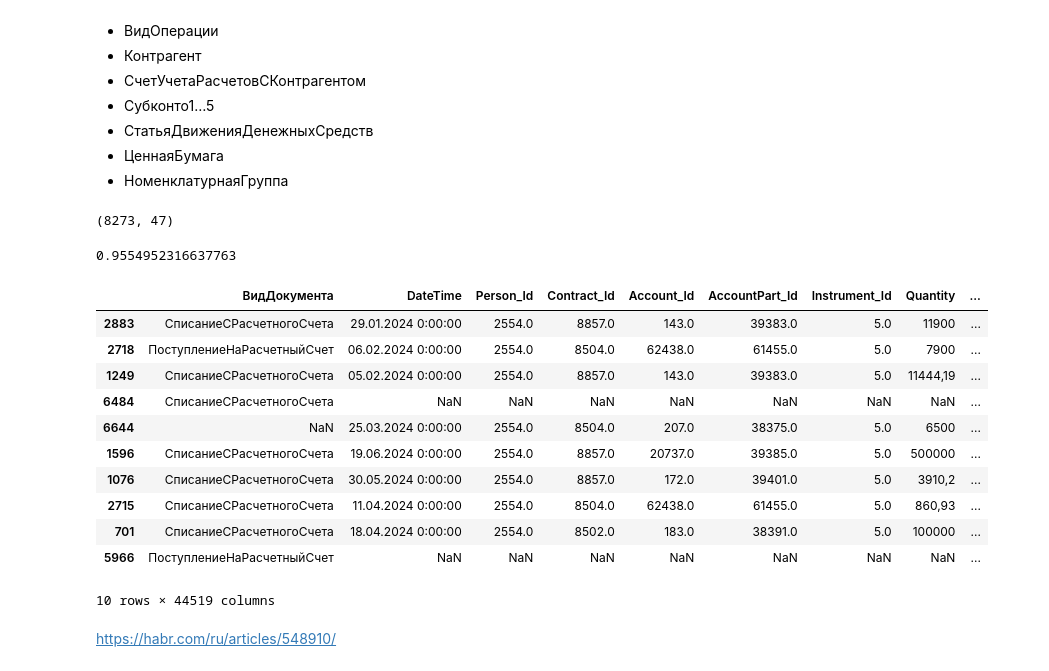
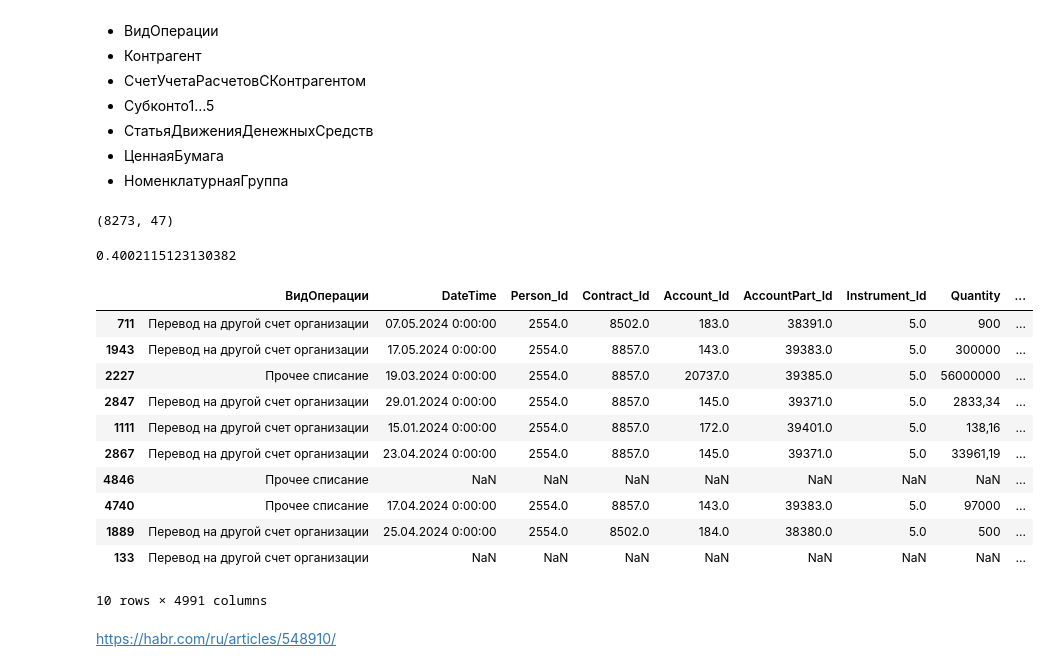
Before and after one commit to BlackStoneShadow/Python, a Jupyter notebook: Diplom/model.ipynb, the cells around one changed output. Drawn from its saved outputs; the diff is of its cells as text; code cells hidden in the pictures.

```diff
--- a/Diplom/model.ipynb
+++ b/Diplom/model.ipynb
@@ -67,12 +68,6 @@ memory usage: 5.5+ MB
 * СтатьяДвиженияДенежныхСредств
 * ЦеннаяБумага
 * НоменклатурнаяГруппа
-# %%
-data = df[~df["ВидДокумента"].isna()]
-# %%
-data.shape
-# %% [output]
-(8273, 47)
 # %%
 def data_vectorizer(data, column, vectorizer=None):
     if vectorizer is None:
@@ -92,46 +87,58 @@ def train_model(data, features, target):
     model.fit(X, y)
 
     return model
+# %%
+data = df[~df["ВидОперации"].isna()]
+# %%
+data.shape
+# %% [output]
+(8273, 47)
 # %%
 # выполним label-encoding
 encoder = LabelEncoder().fit(data['ВидДокумента'])
 data['ВидДокументаEnc'] = encoder.transform(data['ВидДокумента'])
+encoder = LabelEncoder().fit(data['ВидОперации'])
+data['ВидОперацииEnc'] = encoder.transform(data['ВидОперации'])
+
 data_vectorize, vectorizer = data_vectorizer(data=data, column='Comments')
 data = pd.concat([data, data_vectorize], axis=1)
-data = data.fillna(data['ExternalAccount'].mode()[0])
-data['ExternalAccountEnc'] = LabelEncoder().fit_transform(data['ExternalAccount'])
+
+#data = data.fillna(data['ExternalAccount'].mode()[0])
+#data['ExternalAccountEnc'] = LabelEncoder().fit_transform(data['ExternalAccount'])
+
 # делим набор для начала активного обучения
 train_data, valid_data = train_test_split(data, train_size=0.2, random_state=42)
 columns = list(data_vectorize.columns)
 columns.append('Person_Id')
 columns.append('Contract_Id')
 columns.append('Account_Id')
 columns.append('AccountPart_Id')
-#columns.append('ExternalAccountEnc')
+columns.append('ВидДокументаEnc')
 # обучение модели
-model = train_model(train_data, columns, 'ВидДокументаEnc')
+model = train_model(train_data, columns, 'ВидОперацииEnc')
 # формируем итоговый набор с предсказанными классами
 X = valid_data[columns]
 y_predicted = model.predict(X)
-auc = roc_auc_score(valid_data['ВидДокументаEnc'], y_predicted)
-print(auc)
+#auc = roc_auc_score(valid_data['ВидОперацииEnc'], y_predicted, average='micro')
+f1 = f1_score(valid_data['ВидОперацииEnc'], y_predicted, average='micro')
+print(f1)
 # результат
-df = pd.concat([pd.DataFrame(encoder.inverse_transform(y_predicted), columns=['ВидДокумента']), valid_data], axis=1)
+df = pd.concat([pd.DataFrame(encoder.inverse_transform(y_predicted), columns=['ВидОперации']), valid_data], axis=1)
 df.sample(10)
 # %% [output]
-0.9554952316637763
+0.4002115123130382
-|  | ВидДокумента | DateTime | Person_Id | Contract_Id | Account_Id | AccountPart_Id | Instrument_Id | Quantity | ... |
-| 2883 | СписаниеСРасчетногоСчета | 29.01.2024 0:00:00 | 2554.0 | 8857.0 | 143.0 | 39383.0 | 5.0 | 11900 | ... |
-| 2718 | ПоступлениеНаРасчетныйСчет | 06.02.2024 0:00:00 | 2554.0 | 8504.0 | 62438.0 | 61455.0 | 5.0 | 7900 | ... |
-| 1249 | СписаниеСРасчетногоСчета | 05.02.2024 0:00:00 | 2554.0 | 8857.0 | 143.0 | 39383.0 | 5.0 | 11444,19 | ... |
-| 6484 | СписаниеСРасчетногоСчета | NaN | NaN | NaN | NaN | NaN | NaN | NaN | ... |
-| 6644 | NaN | 25.03.2024 0:00:00 | 2554.0 | 8504.0 | 207.0 | 38375.0 | 5.0 | 6500 | ... |
-| 1596 | СписаниеСРасчетногоСчета | 19.06.2024 0:00:00 | 2554.0 | 8857.0 | 20737.0 | 39385.0 | 5.0 | 500000 | ... |
-| 1076 | СписаниеСРасчетногоСчета | 30.05.2024 0:00:00 | 2554.0 | 8857.0 | 172.0 | 39401.0 | 5.0 | 3910,2 | ... |
-| 2715 | СписаниеСРасчетногоСчета | 11.04.2024 0:00:00 | 2554.0 | 8504.0 | 62438.0 | 61455.0 | 5.0 | 860,93 | ... |
-| 701 | СписаниеСРасчетногоСчета | 18.04.2024 0:00:00 | 2554.0 | 8502.0 | 183.0 | 38391.0 | 5.0 | 100000 | ... |
-| 5966 | ПоступлениеНаРасчетныйСчет | NaN | NaN | NaN | NaN | NaN | NaN | NaN | ... |
+|  | ВидОперации | DateTime | Person_Id | Contract_Id | Account_Id | AccountPart_Id | Instrument_Id | Quantity | ... |
+| 711 | Перевод на другой счет организации | 07.05.2024 0:00:00 | 2554.0 | 8502.0 | 183.0 | 38391.0 | 5.0 | 900 | ... |
+| 1943 | Перевод на другой счет организации | 17.05.2024 0:00:00 | 2554.0 | 8857.0 | 143.0 | 39383.0 | 5.0 | 300000 | ... |
+| 2227 | Прочее списание | 19.03.2024 0:00:00 | 2554.0 | 8857.0 | 20737.0 | 39385.0 | 5.0 | 56000000 | ... |
+| 2847 | Перевод на другой счет организации | 29.01.2024 0:00:00 | 2554.0 | 8857.0 | 145.0 | 39371.0 | 5.0 | 2833,34 | ... |
+| 1111 | Перевод на другой счет организации | 15.01.2024 0:00:00 | 2554.0 | 8857.0 | 172.0 | 39401.0 | 5.0 | 138,16 | ... |
+| 2867 | Перевод на другой счет организации | 23.04.2024 0:00:00 | 2554.0 | 8857.0 | 145.0 | 39371.0 | 5.0 | 33961,19 | ... |
+| 4846 | Прочее списание | NaN | NaN | NaN | NaN | NaN | NaN | NaN | ... |
+| 4740 | Прочее списание | 17.04.2024 0:00:00 | 2554.0 | 8857.0 | 143.0 | 39383.0 | 5.0 | 97000 | ... |
+| 1889 | Перевод на другой счет организации | 25.04.2024 0:00:00 | 2554.0 | 8502.0 | 184.0 | 38380.0 | 5.0 | 500 | ... |
+| 133 | Перевод на другой счет организации | NaN | NaN | NaN | NaN | NaN | NaN | NaN | ... |
-10 rows × 44519 columns
+10 rows × 4991 columns
 # %%
 with open("modle.pkl", "wb") as f:
     pickle.dump(model, f)
```
Also changed, not shown: parts of 6 cells of this notebook, 2 other files.
